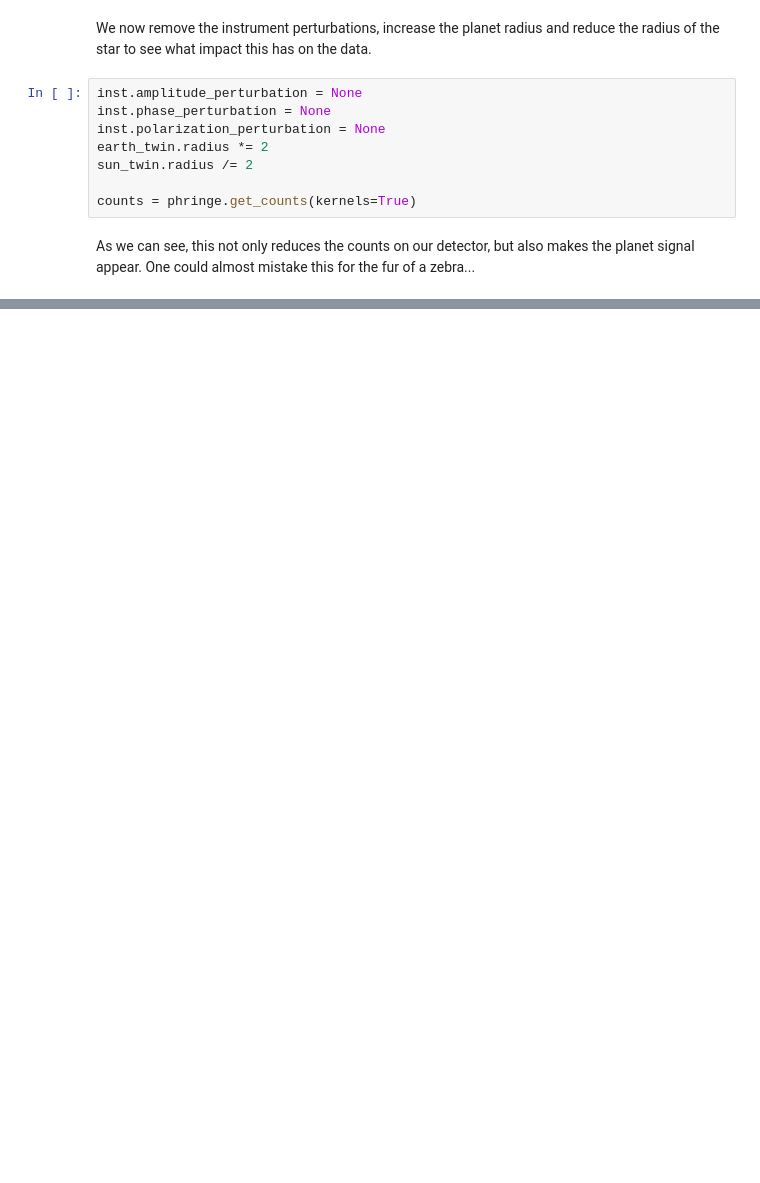
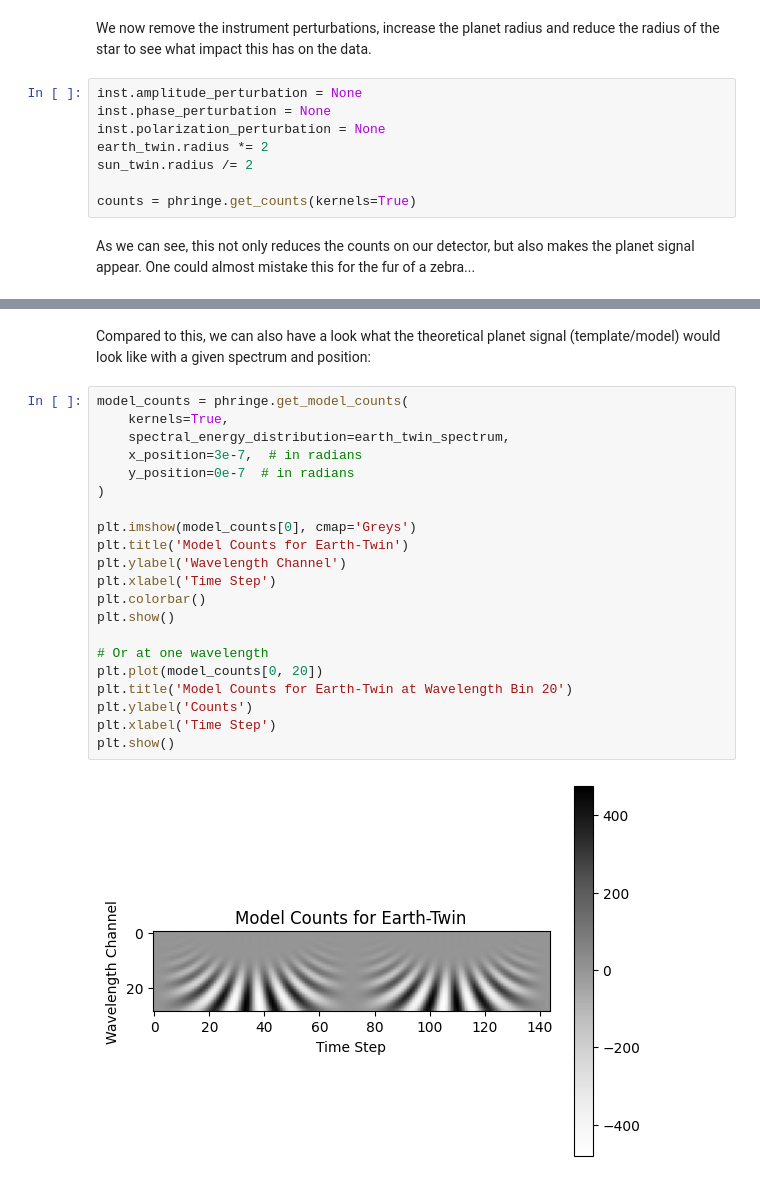
Before and after one commit to pahuber/PHRINGE, a Jupyter notebook: docs/tutorials/advanced_example.ipynb, the cells around one changed output, grey strips where cells are left out. Saved outputs shown, nothing was run; the diff lists cells and outputs as text; blank space fills up the shorter version.

```diff
--- a/docs/tutorials/advanced_example.ipynb
+++ b/docs/tutorials/advanced_example.ipynb
@@ -213,0 +213,25 @@ plt.show()
+# %% [markdown]
+Compared to this, we can also have a look what the theoretical planet signal (template/model) would look like with a given spectrum and position:
+# %%
+model_counts = phringe.get_model_counts(
+    kernels=True,
+    spectral_energy_distribution=earth_twin_spectrum,
+    x_position=3e-7,  # in radians
+    y_position=0e-7  # in radians
+)
+
+plt.imshow(model_counts[0], cmap='Greys')
+plt.title('Model Counts for Earth-Twin')
+plt.ylabel('Wavelength Channel')
+plt.xlabel('Time Step')
+plt.colorbar()
+plt.show()
+
+# Or at one wavelength
+plt.plot(model_counts[0, 20])
+plt.title('Model Counts for Earth-Twin at Wavelength Bin 20')
+plt.ylabel('Counts')
+plt.xlabel('Time Step')
+plt.show()
+# %% [output]
+[figure, added]
```
Also changed, not shown: parts of 11 cells of this notebook, 2 other files.
